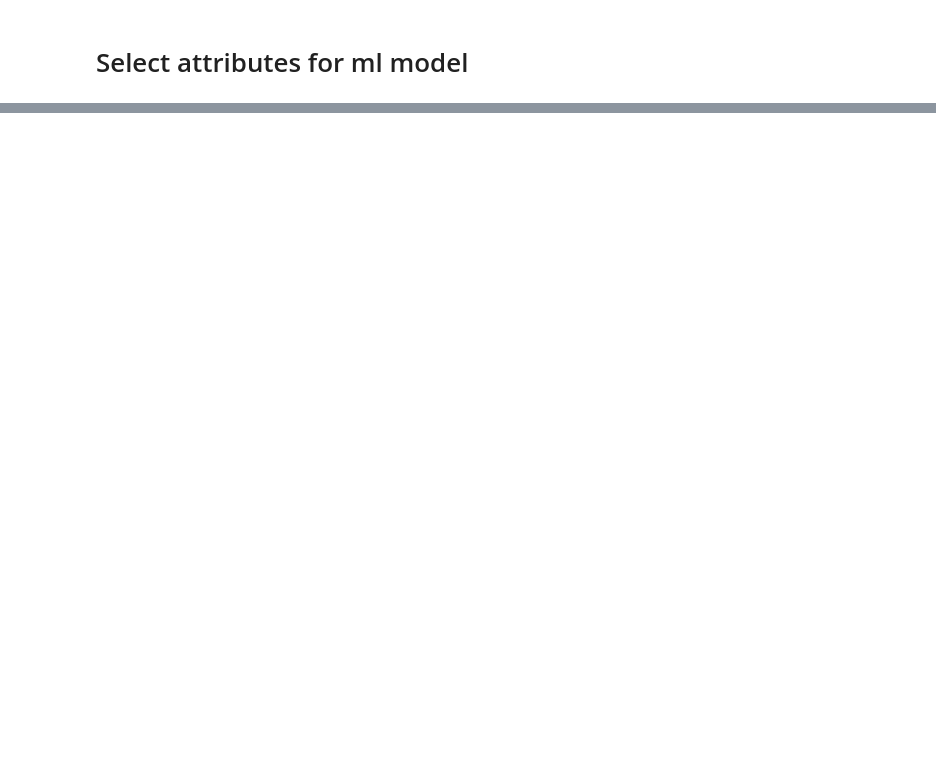
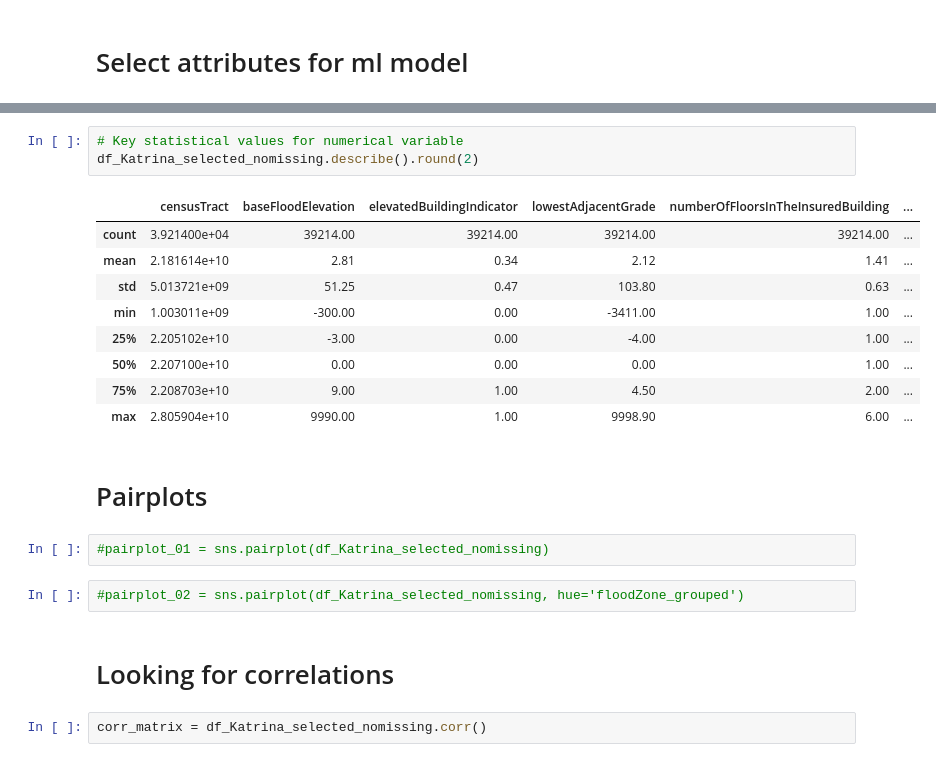
Before and after one commit to samroeslin/National-Flood-Insurance-Program, a Jupyter notebook: Flood_data_2005_event_Colab.ipynb, the cells around one changed output, grey strips where cells are left out. Cells and saved outputs as stored; diff of their text form; blank space fills up the shorter version.

```diff
--- a/Flood_data_2005_event_Colab.ipynb
+++ b/Flood_data_2005_event_Colab.ipynb
@@ -1320,0 +1922,23 @@ msno.matrix(df_Katrina_selected)
+# %%
+# Key statistical values for numerical variable
+df_Katrina_selected_nomissing.describe().round(2)
+# %% [output]
+|  | censusTract | baseFloodElevation | elevatedBuildingIndicator | lowestAdjacentGrade | numberOfFloorsInTheInsuredBuilding | ... |
+| count | 3.921400e+04 | 39214.00 | 39214.00 | 39214.00 | 39214.00 | ... |
+| mean | 2.181614e+10 | 2.81 | 0.34 | 2.12 | 1.41 | ... |
+| std | 5.013721e+09 | 51.25 | 0.47 | 103.80 | 0.63 | ... |
+| min | 1.003011e+09 | -300.00 | 0.00 | -3411.00 | 1.00 | ... |
+| 25% | 2.205102e+10 | -3.00 | 0.00 | -4.00 | 1.00 | ... |
+| 50% | 2.207100e+10 | 0.00 | 0.00 | 0.00 | 1.00 | ... |
+| 75% | 2.208703e+10 | 9.00 | 1.00 | 4.50 | 2.00 | ... |
+| max | 2.805904e+10 | 9990.00 | 1.00 | 9998.90 | 6.00 | ... |
+# %% [markdown]
+# Pairplots
+# %%
+#pairplot_01 = sns.pairplot(df_Katrina_selected_nomissing)
+# %%
+#pairplot_02 = sns.pairplot(df_Katrina_selected_nomissing, hue='floodZone_grouped')
+# %% [markdown]
+# Looking for correlations
+# %%
+corr_matrix = df_Katrina_selected_nomissing.corr()
```
Also changed, not shown: parts of 144 cells of this notebook.
